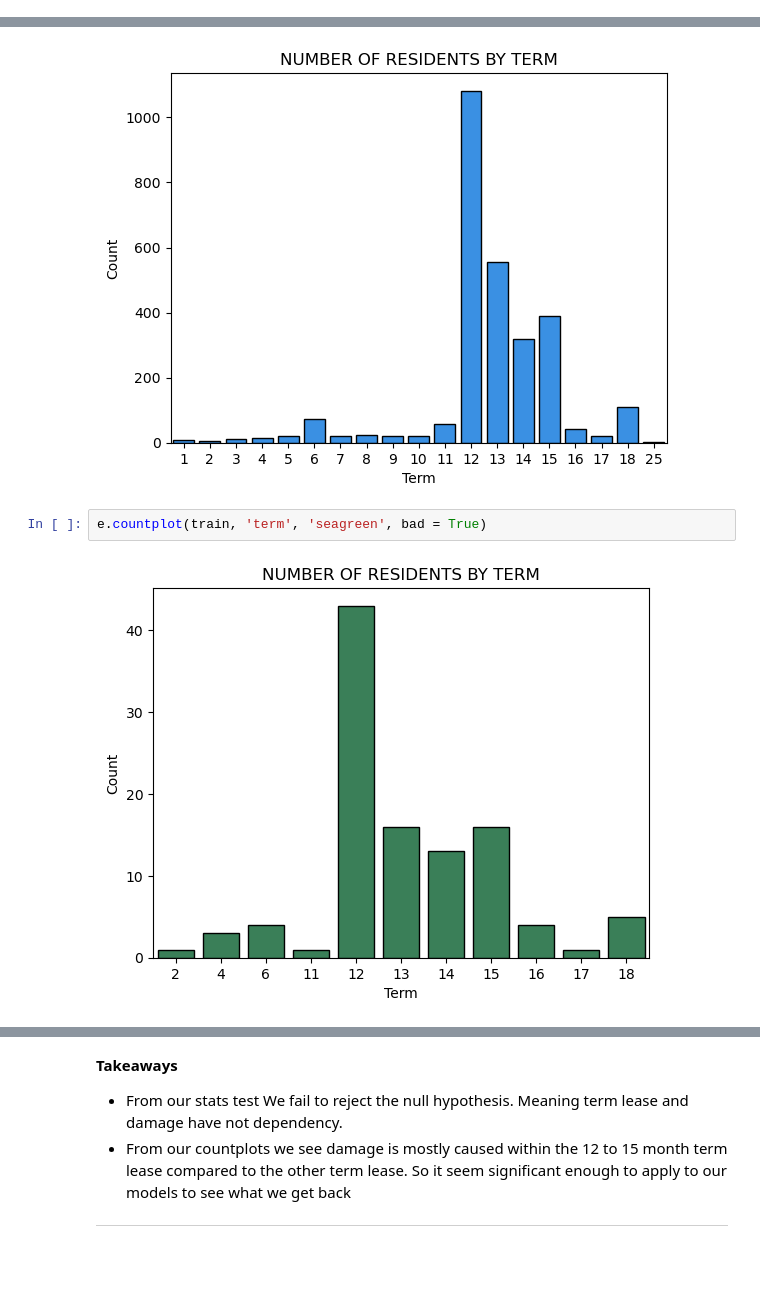
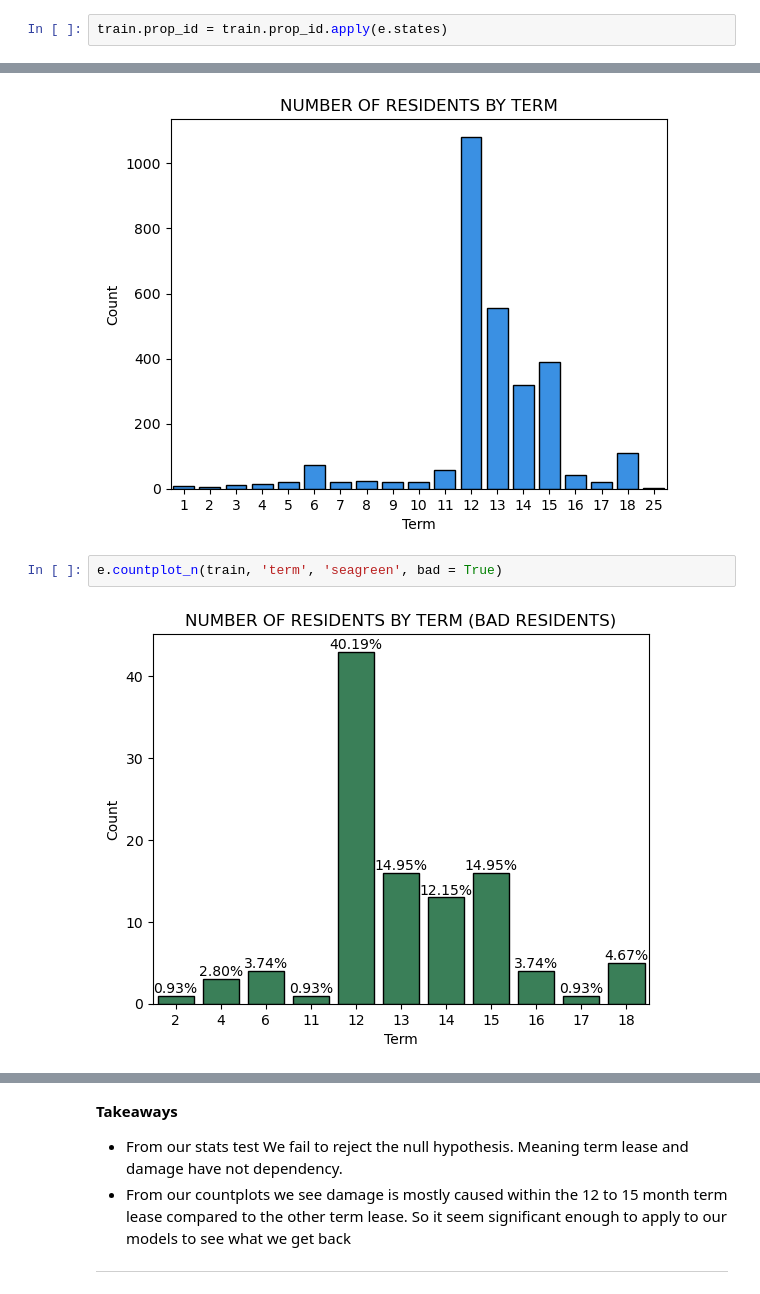
Before and after one commit to Project-DANE/DANE, a Jupyter notebook: final_notebook.ipynb, the cells around one changed output, grey strips where cells are left out. Cells and saved outputs as stored; diff of their text form; blank space fills up the shorter version.

```diff
--- a/final_notebook.ipynb
+++ b/final_notebook.ipynb
@@ -129,6 +129,8 @@ dtypes: bool(1), float64(2), int64(11), object(5)
 memory usage: 418.2+ KB
 # %% [markdown]
 # Explore
+# %%
+train.prop_id = train.prop_id.apply(e.states)
 # %% [markdown]
 ### *1. What is the average risk score?*
 # %% [markdown]
@@ -237,6 +239,6 @@ e.countplot(train, 'term', 'dodgerblue')
 # %% [output]
 [figure]
 # %%
-e.countplot(train, 'term', 'seagreen', bad = True)
+e.countplot_n(train, 'term', 'seagreen', bad = True)
 # %% [output]
-[figure, old version]
+[figure, new version]
```
Also changed, not shown: parts of 23 cells of this notebook, 1 other file.
